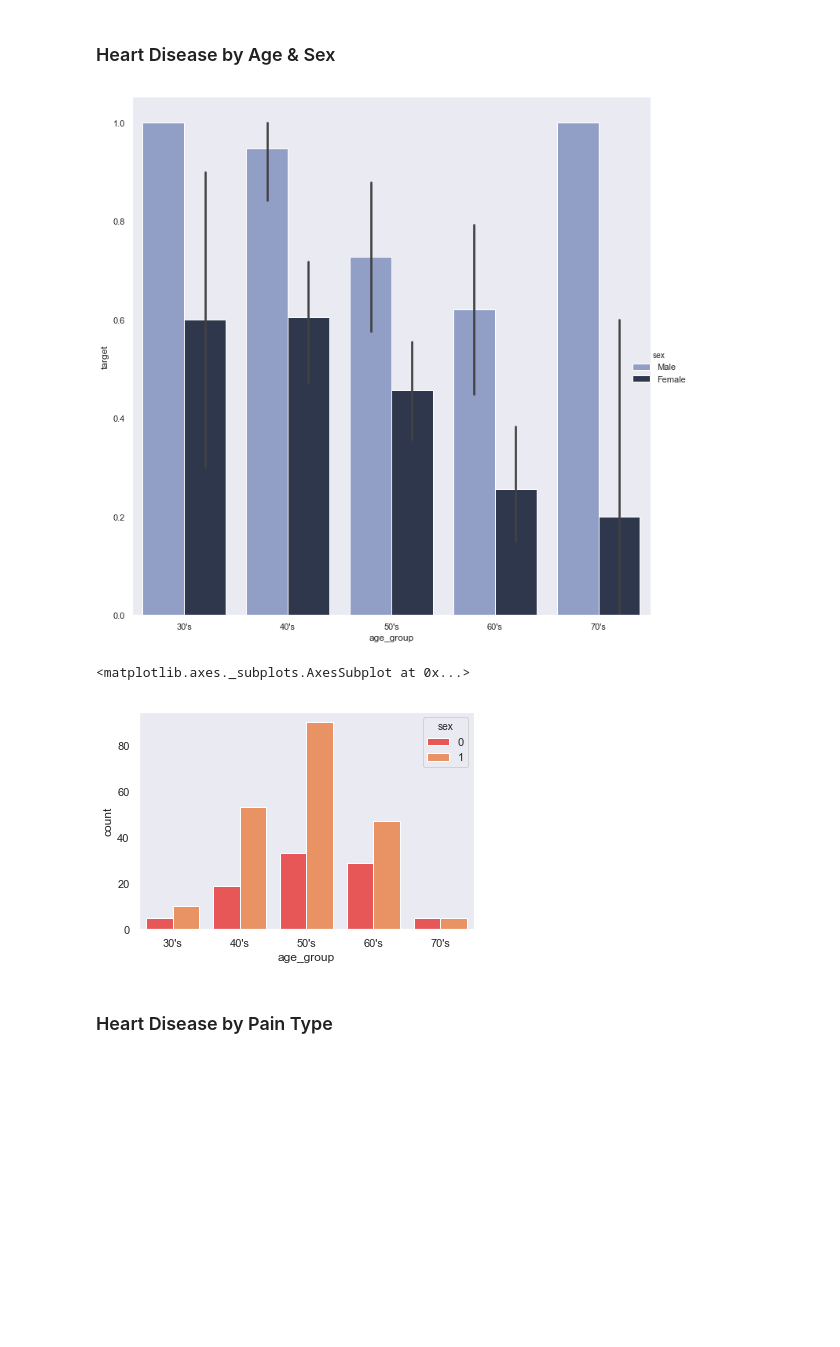
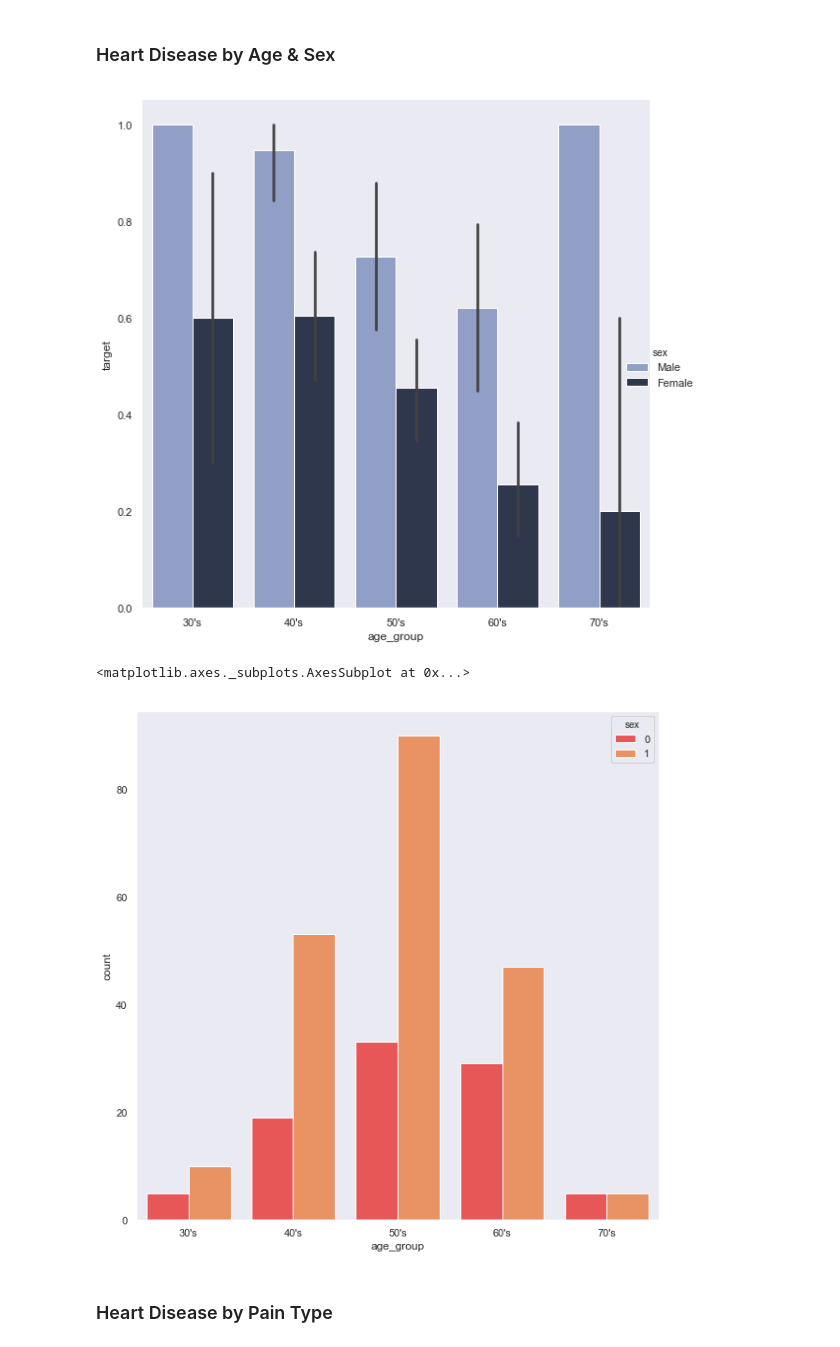
Before and after one commit to ljsauer/LaunchCode, a Jupyter notebook: Final Project - EDA/Heart_Disease_EDA.ipynb, the cells around one changed output. Drawn from its saved outputs; the diff is of its cells as text; code cells hidden in the pictures; blank space fills up the shorter version.

```diff
--- a/Final Project - EDA/Heart_Disease_EDA.ipynb
+++ b/Final Project - EDA/Heart_Disease_EDA.ipynb
@@ -172,19 +172,20 @@ data['age_group'] = data['age'].apply(lambda value: '30\'s' if value <=39
 data['age_group'] = pd.Categorical(data['age_group'], categories=['30\'s', '40\'s', '50\'s', '60\'s', '70\'s'])
 # %%
 # Distribution of ages by presence of heart disease and sex
-p = sns.catplot(x='age_group', y='target', hue='sex', kind='bar', palette=sns.color_palette(mutedpalette), data=data, height = 10, legend_out=True)
+p = sns.catplot(x='age_group', y='target', hue='sex', kind='bar', palette=sns.color_palette(mutedpalette), data=data, height = 8, legend_out=True)
 
 # replace labels
 new_labels = ['Male', 'Female']
 for t, l in zip(p._legend.texts, new_labels): t.set_text(l)
 # %% [output]
-[figure, old version]
+[figure, new version]
 # %%
 # Distribution of ages by sex
+plt.rcParams['figure.figsize'] = (10, 10)
 sns.countplot(x='age_group', hue='sex', palette=sns.color_palette(brightpalette), data=data)
 # %% [output]
 <matplotlib.axes._subplots.AxesSubplot at 0x...>
-[figure, old version]
+[figure, new version]
 # %% [markdown]
 ### Heart Disease by Pain Type
 # %%
```
Also changed, not shown: parts of 5 cells of this notebook.
